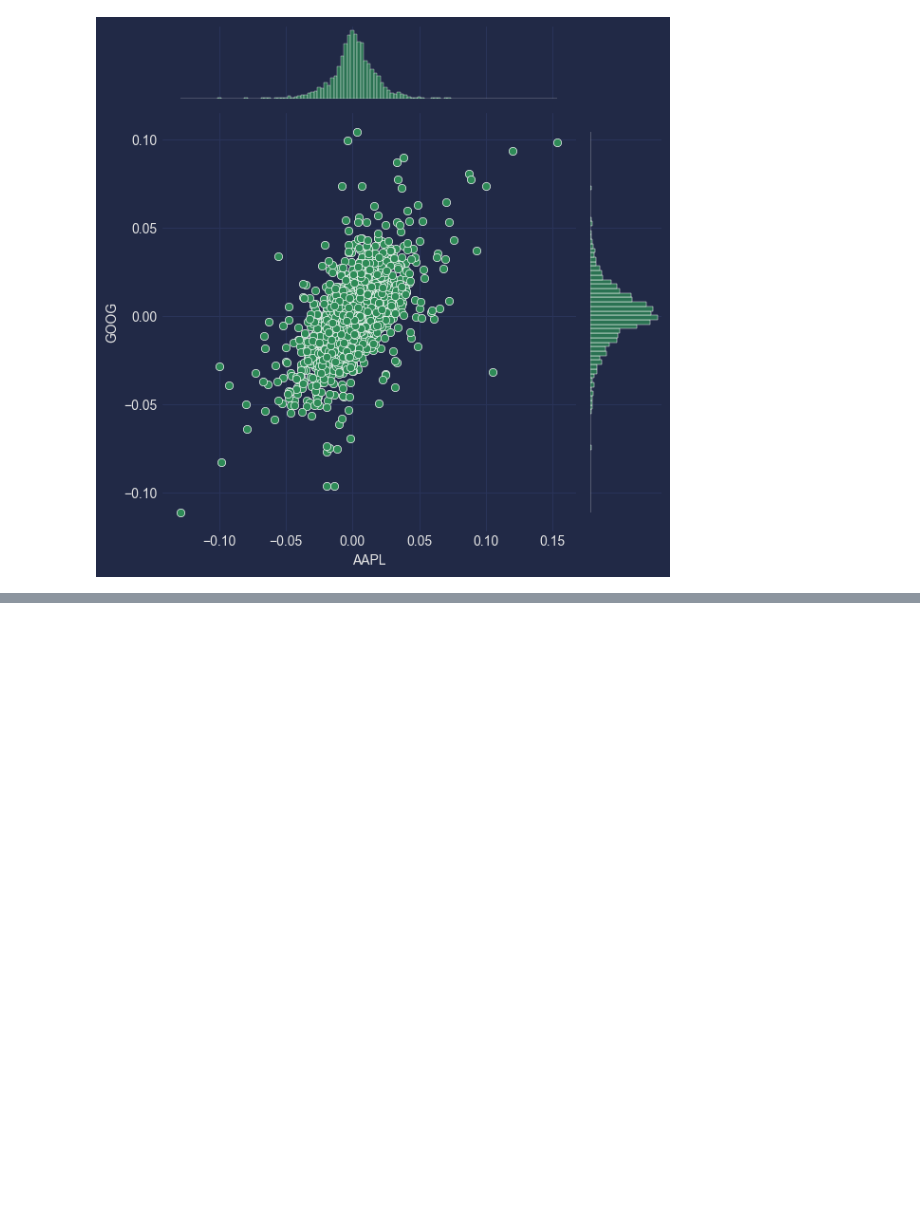
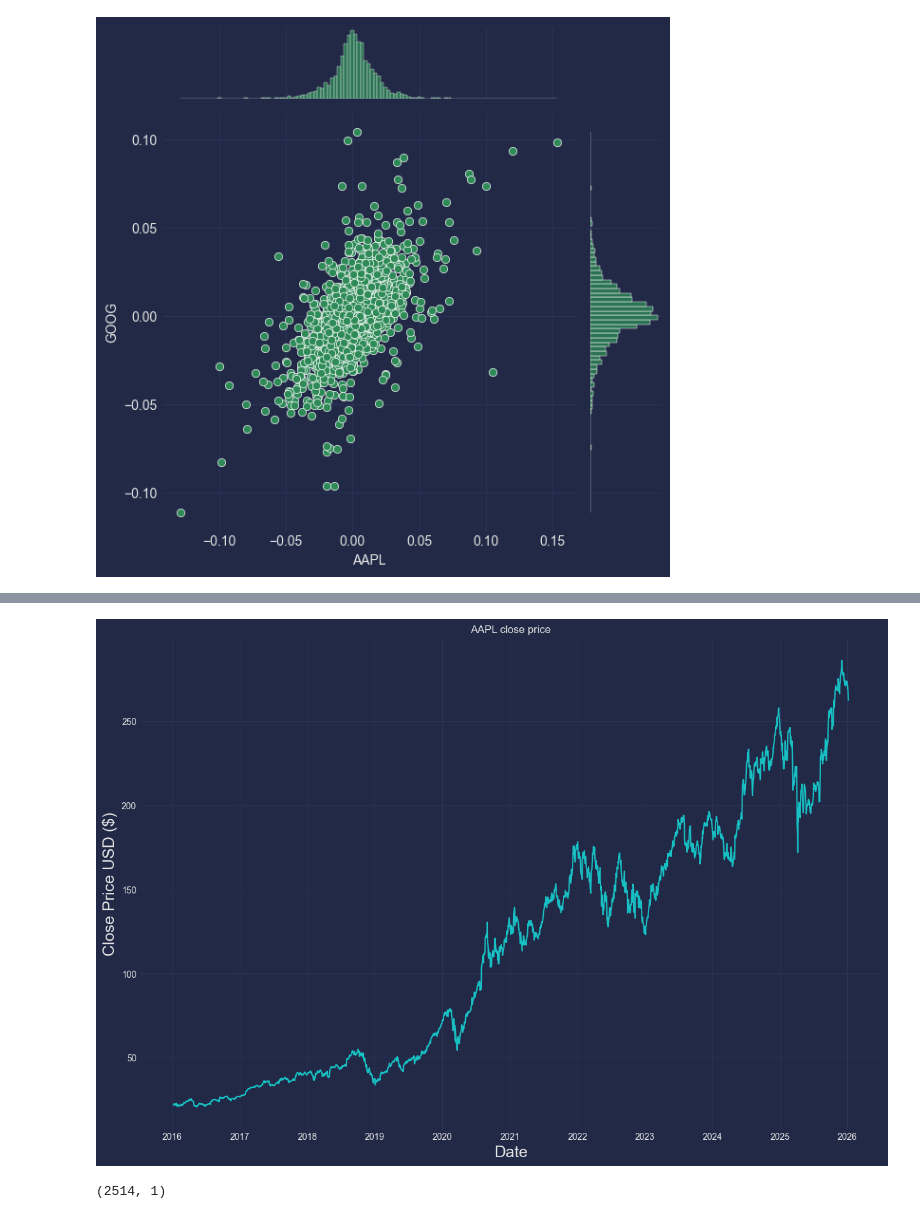
Before and after one commit to Amursen/lstm-model-for-stock-price, a Jupyter notebook: main.ipynb, the cells around one changed output, grey strips where cells are left out. Saved outputs shown, nothing was run; the diff lists cells and outputs as text; code cells hidden in the pictures; blank space fills up the shorter version.

```diff
--- a/main.ipynb
+++ b/main.ipynb
@@ -156,0 +180,4 @@ sns.jointplot(x="AAPL" , y= "GOOG" , data = rets , kind= "scatter"  , color="sea
+# %%
+df = yf.download("AAPL" , start , end )
+dataset = df["Close"]
+dataset
@@ -156,0 +200,10 @@ sns.jointplot(x="AAPL" , y= "GOOG" , data = rets , kind= "scatter"  , color="sea
+# %%
+plt.figure(figsize=(15 , 10))
+
+plt.title("AAPL close price")
+plt.plot(dataset)
+plt.xlabel('Date', fontsize=18)
+plt.ylabel('Close Price USD ($)', fontsize=18)
+plt.show()
+# %% [output]
+[figure, added]
@@ -156,0 +212,4 @@ sns.jointplot(x="AAPL" , y= "GOOG" , data = rets , kind= "scatter"  , color="sea
+# %%
+dataset.shape
+# %% [output]
+(2514, 1)
```
Also changed, not shown: parts of 13 cells of this notebook.
